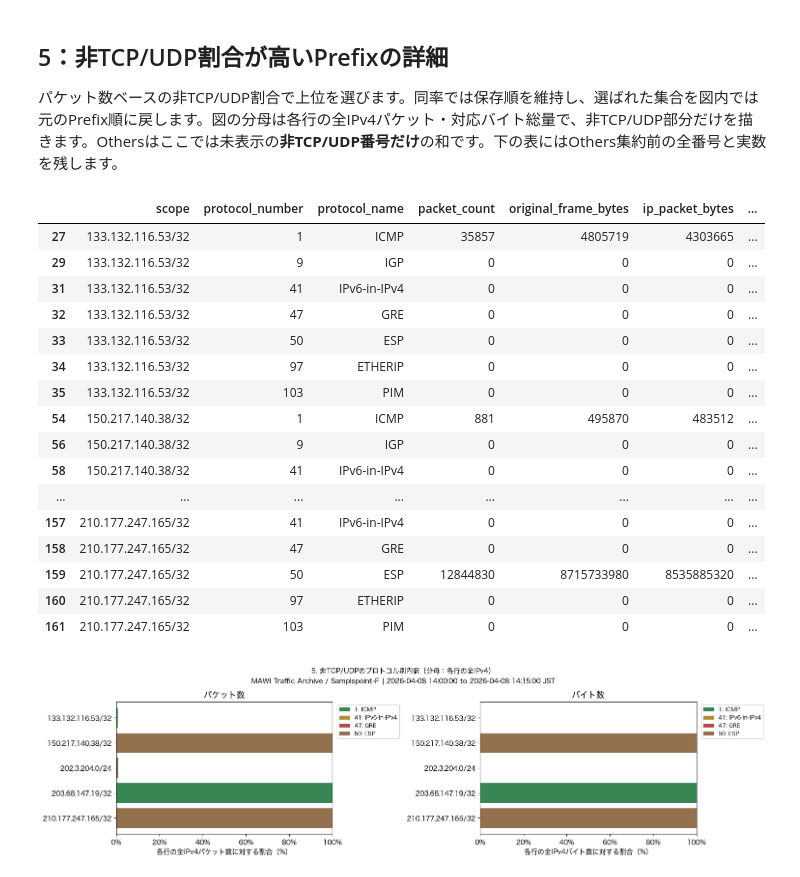
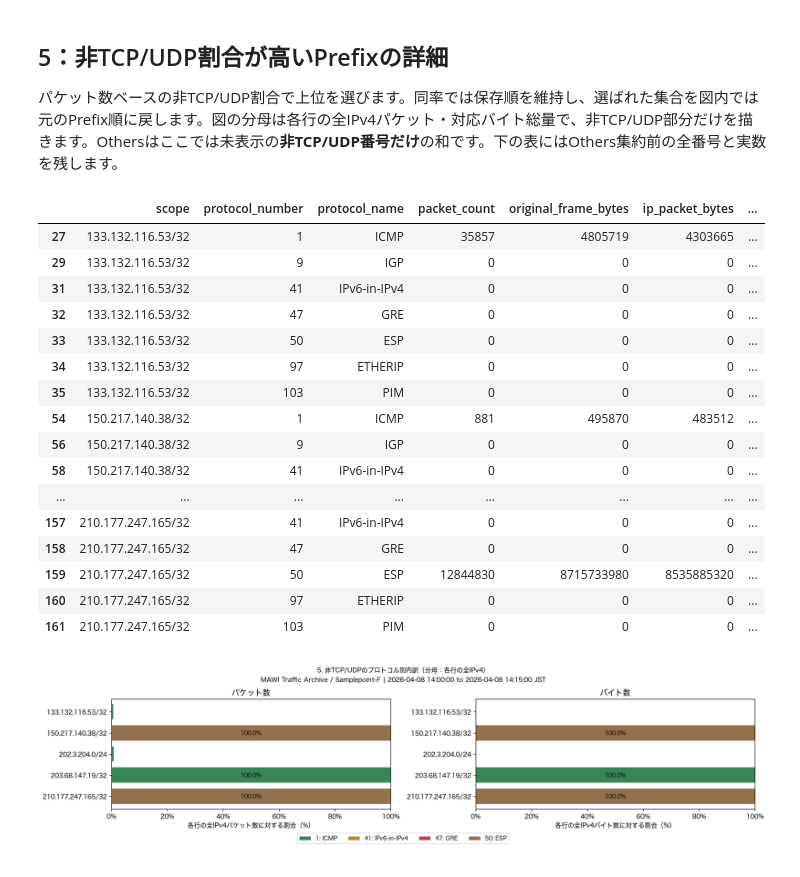
Before and after one commit to ShuntaSakai/mawi-protocol-analysis, a Jupyter notebook: notebook/02_prefix_protocol_distribution.ipynb, the cells around one changed output. Drawn from its saved outputs; the diff is of its cells as text; code cells hidden in the pictures.

```diff
--- a/notebook/02_prefix_protocol_distribution.ipynb
+++ b/notebook/02_prefix_protocol_distribution.ipynb
@@ -28,11 +28,19 @@ import numpy as np
 import pandas as pd
 import matplotlib.pyplot as plt
 from matplotlib.ticker import PercentFormatter
+from matplotlib.colors import to_rgb
+from matplotlib import font_manager
 from IPython.display import display
 
 %matplotlib inline
 
 plt.rcParams["font.family"] = "Hiragino Sans"
+
+# 日本語の列見出しを表示できるフォントがあれば優先する。
+available_fonts = {font.name for font in font_manager.fontManager.ttflist}
+japanese_fonts = [name for name in ("Hiragino Sans", "Noto Sans CJK JP", "IPAexGothic", "Yu Gothic")
+                  if name in available_fonts]
+plt.rcParams["font.sans-serif"] = japanese_fonts + plt.rcParams["font.sans-serif"]
 
 if BYTE_METRIC not in {"original_frame_bytes", "ip_packet_bytes"}:
     raise ValueError("Unsupported BYTE_METRIC")
@@ -203,9 +266,11 @@ def finish(fig, title):
 # %%
-packet_shares = percent(shown_values("packet_count"), "packet_count")
-byte_shares = percent(shown_values(BYTE_METRIC), BYTE_METRIC)
+packet_shares = percent(shown_values("packet_count"), "packet_count").reindex(plot_scope_order)
+byte_shares = percent(shown_values(BYTE_METRIC), BYTE_METRIC).reindex(plot_byte_scope_order)
 for metric, shares, title in (("packet_count", packet_shares, "1. IPv4のプロトコル構成比：パケット数"),
                               (BYTE_METRIC, byte_shares, f"2. IPv4のプロトコル構成比：{byte_label}")):
-    fig, ax = plt.subplots(figsize=(FIGSIZE[0], max(FIGSIZE[1], len(scope_order) * .33)), layout="constrained")
-    stacked(ax, shares, metric)
-    finish(fig, title)
+    fig, (ax, packet_ax) = plt.subplots(
+        1, 2, sharey=True, width_ratios=(8, 1.25),
+        figsize=(FIGSIZE[0], max(FIGSIZE[1], len(plot_scope_order) * .42)), layout="constrained")
+    annotations = stacked(ax, shares, metric, packet_ax)
+    finish(fig, title, annotations)
 # %% [output]
@@ -225,11 +290,12 @@ for metric in ("packet_count", BYTE_METRIC):
     non_tcp_ratios[metric] = share
     comparison[f"{metric}_pct"] = share.reindex(prefix_order)
     comparison[f"{metric}_delta_pp"] = share.reindex(prefix_order) - share.loc["overall_ipv4"]
-display(comparison)
+plot_comparison = comparison.reindex(plot_prefix_order)
+display(plot_comparison)
 fig, axes = plt.subplots(1, 2, figsize=(FIGSIZE[0] + 3, max(FIGSIZE[1], len(prefix_order) * .36)), layout="constrained")
 for ax, metric, title in zip(axes, ("packet_count", BYTE_METRIC), ("パケット数", byte_label)):
-    shares = comparison[f"{metric}_pct"]
-    deltas = comparison[f"{metric}_delta_pp"]
+    shares = plot_comparison[f"{metric}_pct"]
+    deltas = plot_comparison[f"{metric}_delta_pp"]
     ax.barh(range(len(prefix_order)), deltas.fillna(0), color="#398655")
     ax.set_yticks(range(len(prefix_order)), [f"{p} | {v:.2f}%" if pd.notna(v) else f"{p} | Undefined" for p, v in shares.items()])
     ax.invert_yaxis()
@@ -262,8 +328,8 @@ finish(fig, "3. 非TCP/UDPの割合とIPv4全体との差（分母：各行の
 
 `HEATMAP_METRIC`でパケット数または選択バイト指標を指定します。色の濃さは構成比（%）を表し、列ラベルの色は他図と同じプロトコル色です。白色は分母0で未定義です。
 # %%
-heatmap_shares = percent(shown_values(HEATMAP_METRIC), HEATMAP_METRIC)
-fig, ax = plt.subplots(figsize=(FIGSIZE[0], max(FIGSIZE[1], len(scope_order) * .33)), layout="constrained")
+heatmap_shares = percent(shown_values(HEATMAP_METRIC), HEATMAP_METRIC).reindex(plot_scope_order)
+fig, ax = plt.subplots(figsize=(FIGSIZE[0], max(FIGSIZE[1], len(plot_scope_order) * .33)), layout="constrained")
 if heatmap_shares.shape[1]:
     image = ax.imshow(np.ma.masked_invalid(heatmap_shares.to_numpy()), aspect="auto", vmin=0, vmax=100, cmap="Blues")
     fig.colorbar(image, ax=ax, label="Share of all IPv4 in each row (%)")
@@ -273,7 +339,7 @@ if heatmap_shares.shape[1]:
 else:
     ax.text(.5, .5, "No observed IPv4 protocols", transform=ax.transAxes, ha="center")
     ax.set_xticks([])
-ax.set_yticks(range(len(scope_order)), [labels[p] for p in scope_order])
+ax.set_yticks(range(len(plot_scope_order)), [labels[p] for p in plot_scope_order])
 heatmap_label = "パケット数" if HEATMAP_METRIC == "packet_count" else byte_label
 finish(fig, f"4. IPv4のプロトコル構成比ヒートマップ：{heatmap_label}")
 # %% [output]
@@ -291,33 +357,34 @@ for metric in ("packet_count", BYTE_METRIC):
     detail_table[f"{metric}_pct_of_all_ipv4"] = detail_table[metric].div(detail_table["scope"].map(totals[metric]).replace(0, np.nan)) * 100
 display(detail_table)
 fig, axes = plt.subplots(1, 2, figsize=(FIGSIZE[0] + 3, max(4, len(detail_prefixes) * .65)), layout="constrained")
+annotations = []
 for ax, metric, title in zip(axes, ("packet_count", BYTE_METRIC), ("パケット数", byte_label)):
     detail_shares = percent(shown_values(metric, non_tcp), metric).loc[detail_prefixes]
     nonzero_columns = detail_shares.fillna(0).ne(0).any()
     detail_shares = detail_shares.loc[:, nonzero_columns]
     if detail_prefixes:
-        stacked(ax, detail_shares, metric)
+        annotations.extend(stacked(ax, detail_shares, metric))
     else:
         ax.text(.5, .5, "No prefixes with a defined denominator", transform=ax.transAxes, ha="center")
         ax.set_yticks([])
     ax.set_title(title)
-finish(fig, "5. 非TCP/UDPのプロトコル別内訳（分母：各行の全IPv4）")
+finish(fig, "5. 非TCP/UDPのプロトコル別内訳（分母：各行の全IPv4）", annotations)
 # %% [output]
 |  | scope | protocol_number | protocol_name | packet_count | original_frame_bytes | ip_packet_bytes | ... |
 | 27 | 133.132.116.53/32 | 1 | ICMP | 35857 | 4805719 | 4303665 | ... |
 | 29 | 133.132.116.53/32 | 9 | IGP | 0 | 0 | 0 | ... |
 | 31 | 133.132.116.53/32 | 41 | IPv6-in-IPv4 | 0 | 0 | 0 | ... |
 | 32 | 133.132.116.53/32 | 47 | GRE | 0 | 0 | 0 | ... |
 | 33 | 133.132.116.53/32 | 50 | ESP | 0 | 0 | 0 | ... |
 | 34 | 133.132.116.53/32 | 97 | ETHERIP | 0 | 0 | 0 | ... |
 | 35 | 133.132.116.53/32 | 103 | PIM | 0 | 0 | 0 | ... |
 | 54 | 150.217.140.38/32 | 1 | ICMP | 881 | 495870 | 483512 | ... |
 | 56 | 150.217.140.38/32 | 9 | IGP | 0 | 0 | 0 | ... |
 | 58 | 150.217.140.38/32 | 41 | IPv6-in-IPv4 | 0 | 0 | 0 | ... |
 | ... | ... | ... | ... | ... | ... | ... | ... |
 | 157 | 210.177.247.165/32 | 41 | IPv6-in-IPv4 | 0 | 0 | 0 | ... |
 | 158 | 210.177.247.165/32 | 47 | GRE | 0 | 0 | 0 | ... |
 | 159 | 210.177.247.165/32 | 50 | ESP | 12844830 | 8715733980 | 8535885320 | ... |
 | 160 | 210.177.247.165/32 | 97 | ETHERIP | 0 | 0 | 0 | ... |
 | 161 | 210.177.247.165/32 | 103 | PIM | 0 | 0 | 0 | ... |
-[figure, old version]
+[figure, new version]
```
Also changed, not shown: parts of 7 cells of this notebook, 2 other files.
